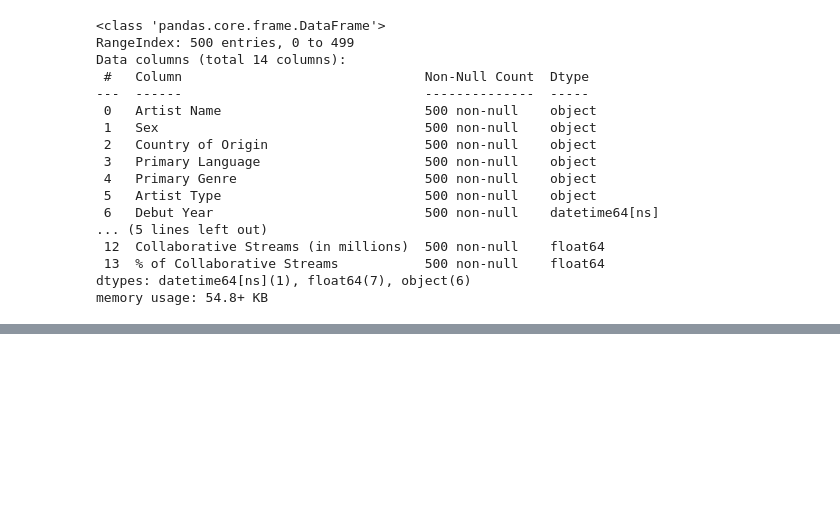
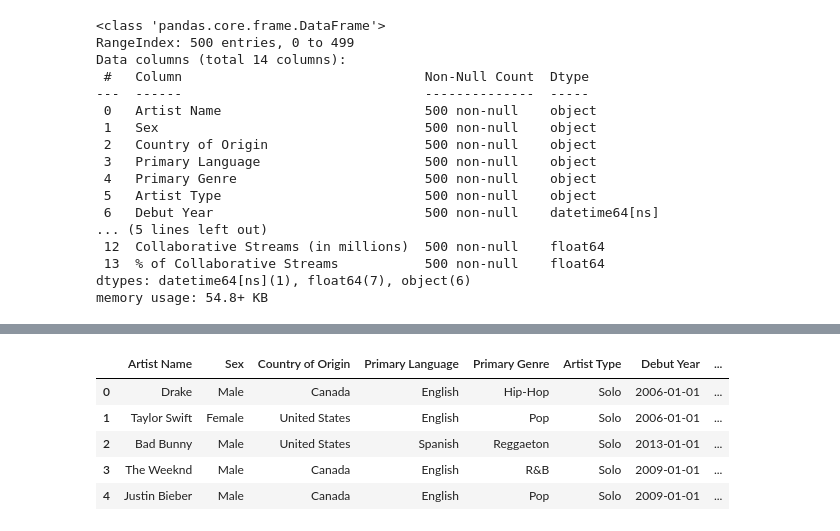
Before and after one commit to Kanjerih/spotify-most-streamed-artists, a Jupyter notebook: spotify-most-streamed-artists.ipynb, the cells around one changed output, grey strips where cells are left out. Cells and saved outputs as stored; diff of their text form; code cells hidden in the pictures; blank space fills up the shorter version.

```diff
--- a/spotify-most-streamed-artists.ipynb
+++ b/spotify-most-streamed-artists.ipynb
@@ -134,0 +142,19 @@ import seaborn as sns
+# %%
+columns_to_log = ['Total Streams (in millions)',
+                    'Lead Streams (in millions)',
+                    'Feature Streams (in millions)',
+                    'Solo Streams (in millions)',
+                    '% of Solo Streams',
+                    'Collaborative Streams (in millions)',
+                    '% of Collaborative Streams']
+
+
+spotify_df[columns_to_log] = np.log1p(spotify_df[columns_to_log])
+spotify_df.head()
+# %% [output]
+|  | Artist Name | Sex | Country of Origin | Primary Language | Primary Genre | Artist Type | Debut Year | ... |
+| 0 | Drake | Male | Canada | English | Hip-Hop | Solo | 2006-01-01 | ... |
+| 1 | Taylor Swift | Female | United States | English | Pop | Solo | 2006-01-01 | ... |
+| 2 | Bad Bunny | Male | United States | Spanish | Reggaeton | Solo | 2013-01-01 | ... |
+| 3 | The Weeknd | Male | Canada | English | R&B | Solo | 2009-01-01 | ... |
+| 4 | Justin Bieber | Male | Canada | English | Pop | Solo | 2009-01-01 | ... |
```
Also changed, not shown: parts of 5 cells of this notebook.
